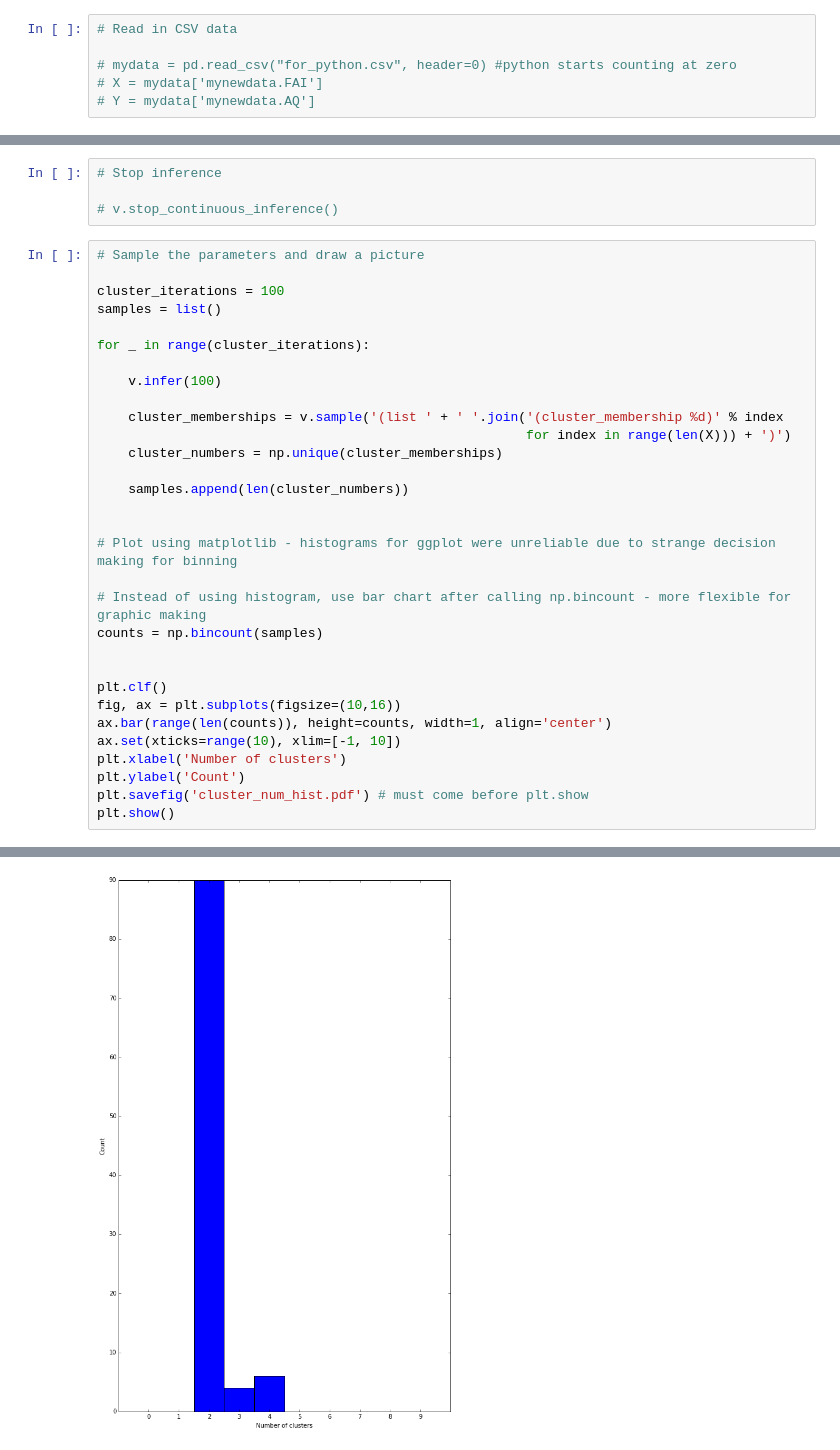
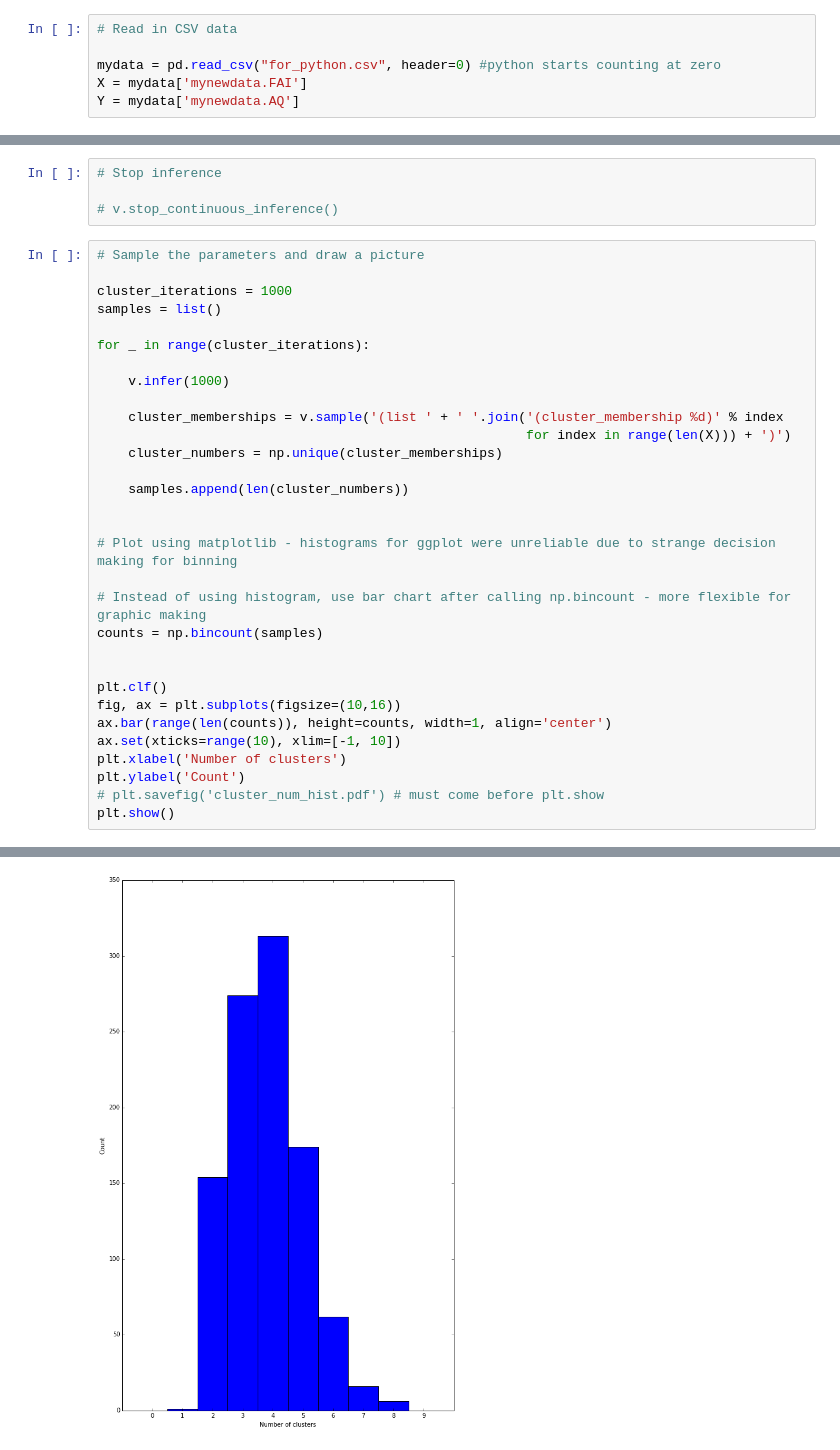
Before and after one commit to ap728/ppl-hormones, a Jupyter notebook: src/main.ipynb, the cells around one changed output, grey strips where cells are left out. Drawn from its saved outputs; the diff is of its cells as text.

```diff
--- a/src/main.ipynb
+++ b/src/main.ipynb
@@ -78,9 +78,9 @@ Y = np.concatenate((Y_1, Y_2, Y_3))
 # %%
 # Read in CSV data
 
-# mydata = pd.read_csv("for_python.csv", header=0) #python starts counting at zero
-# X = mydata['mynewdata.FAI']
-# Y = mydata['mynewdata.AQ']
+mydata = pd.read_csv("for_python.csv", header=0) #python starts counting at zero
+X = mydata['mynewdata.FAI']
+Y = mydata['mynewdata.AQ']
 # %%
 # Observe data
 
@@ -184,37 +183,37 @@ array([ 0.,  0.,  0.,  0.,  0.,  0.,  0.,  0.,  0.,  0.,  0.,  0.,  0.,
 # %%
 # Sample the parameters and draw a picture
 
-cluster_iterations = 100
+cluster_iterations = 1000
 samples = list()
 
 for _ in range(cluster_iterations):
 
-    v.infer(100)
+    v.infer(1000)
 
     cluster_memberships = v.sample('(list ' + ' '.join('(cluster_membership %d)' % index
                                                        for index in range(len(X))) + ')')
     cluster_numbers = np.unique(cluster_memberships)
 
     samples.append(len(cluster_numbers))
 
 
 # Plot using matplotlib - histograms for ggplot were unreliable due to strange decision making for binning
 
 # Instead of using histogram, use bar chart after calling np.bincount - more flexible for graphic making
 counts = np.bincount(samples)
 
 
 plt.clf()
 fig, ax = plt.subplots(figsize=(10,16))
 ax.bar(range(len(counts)), height=counts, width=1, align='center')
 ax.set(xticks=range(10), xlim=[-1, 10])
 plt.xlabel('Number of clusters')
 plt.ylabel('Count')
-plt.savefig('cluster_num_hist.pdf') # must come before plt.show
+# plt.savefig('cluster_num_hist.pdf') # must come before plt.show
 plt.show()
 # %% [output]
 <matplotlib.figure.Figure at 0x...>
-[figure, old version]
+[figure, new version]
 # %%
 # Try to get a "trace" of number of clusters
 df_cluster = pd.DataFrame(samples,  columns=['cluster_num_count'])
```
Also changed, not shown: parts of 14 cells of this notebook, 3 other files.
